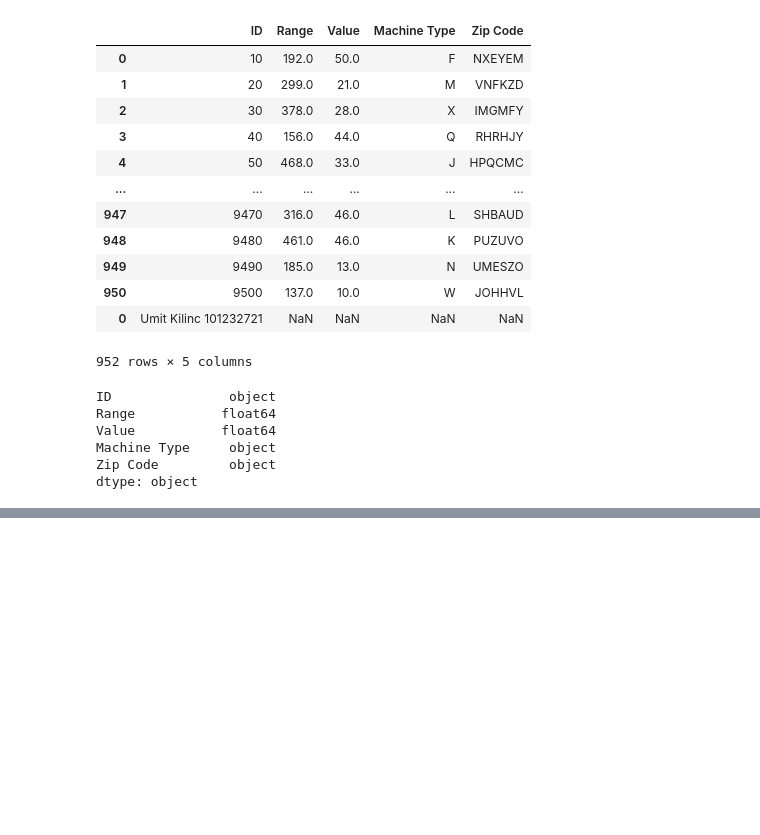
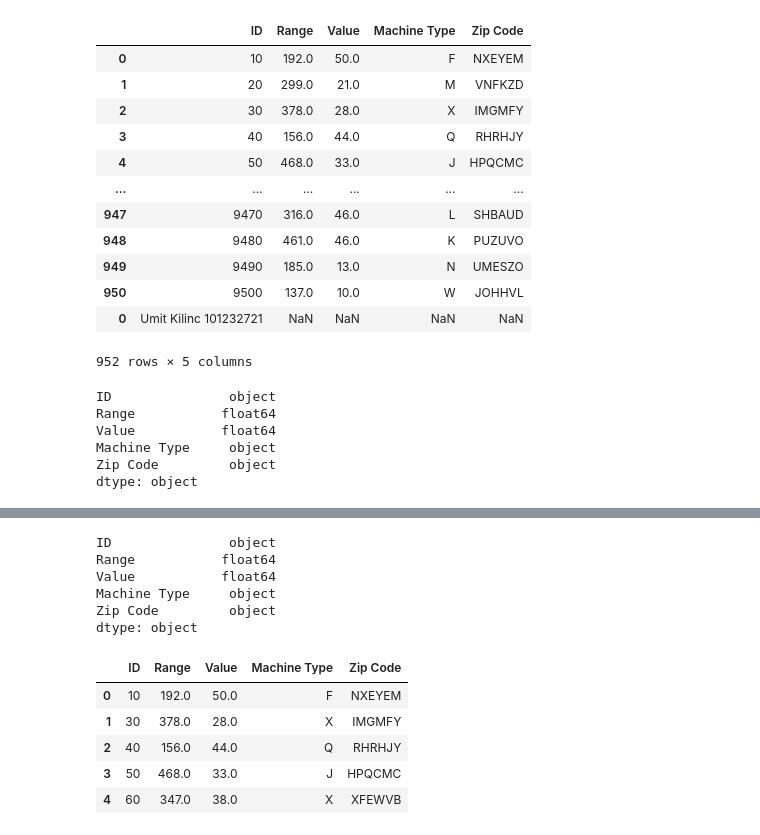
Before and after one commit to qlows/data_science, a Jupyter notebook: assignment3/assignment3.ipynb, the cells around one changed output, grey strips where cells are left out. Saved outputs shown, nothing was run; the diff lists cells and outputs as text; code cells hidden in the pictures; blank space fills up the shorter version.

```diff
--- a/assignment3/assignment3.ipynb
+++ b/assignment3/assignment3.ipynb
@@ -63,3 +85,10 @@ DF_value
 # %%
 # Q8
-DF_value.dtypes
+DF.dtypes
+# %% [output]
+ID               object
+Range           float64
+Value           float64
+Machine Type     object
+Zip Code         object
+dtype: object
@@ -78,0 +95,11 @@ DF_multiple
+# %%
+# Q9
+DF=pd.read_csv('/content/test.csv', header=None, names=DF_columns, skiprows=[1])
+DF.head()
+# %% [output]
+|  | ID | Range | Value | Machine Type | Zip Code |
+| 0 | 10 | 192.0 | 50.0 | F | NXEYEM |
+| 1 | 30 | 378.0 | 28.0 | X | IMGMFY |
+| 2 | 40 | 156.0 | 44.0 | Q | RHRHJY |
+| 3 | 50 | 468.0 | 33.0 | J | HPQCMC |
+| 4 | 60 | 347.0 | 38.0 | X | XFEWVB |
```
Also changed, not shown: parts of 11 cells of this notebook.
